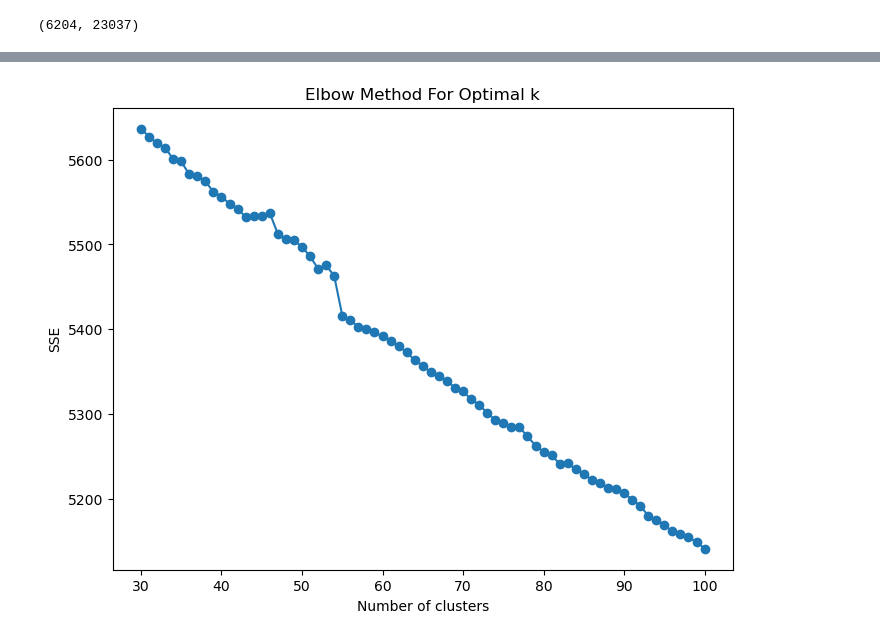
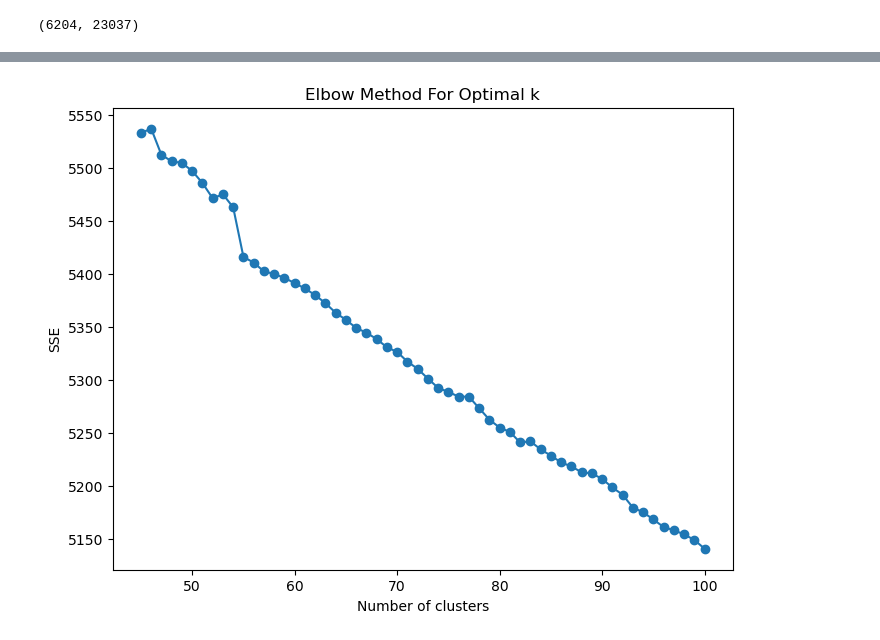
Before and after one commit to Lucvds99/AI_Challenges, a Jupyter notebook: ML 5 Challenge/Galaxy store.ipynb, the cells around one changed output, grey strips where cells are left out. Drawn from its saved outputs; the diff is of its cells as text; code cells hidden in the pictures.

```diff
--- a/ML 5 Challenge/Galaxy store.ipynb
+++ b/ML 5 Challenge/Galaxy store.ipynb
@@ -182,21 +188,21 @@ from sklearn.metrics import silhouette_score
 # %%
 def plot_kmeans_elbow_method(matrix, max_k=100):
     sse = []
-    k_values = range(30, max_k + 1)
+    k_values = range(45, max_k + 1)
 
     for k in k_values:
         kmeans = KMeans(n_clusters=k, random_state=42)
         kmeans.fit(tfidf_matrix)
         sse.append(kmeans.inertia_)
 
     plt.figure(figsize=(8, 6))
     plt.plot(k_values, sse, marker='o')  # Use k_values instead of range(1, max_k + 1)
     plt.xlabel('Number of clusters')
     plt.ylabel('SSE')
     plt.title('Elbow Method For Optimal k')
     plt.show()
 
 plot_kmeans_elbow_method(tfidf_matrix)
 # %% [output]
-[figure, old version]
+[figure, new version]
 # %%
```
Also changed, not shown: parts of 3 cells of this notebook.
